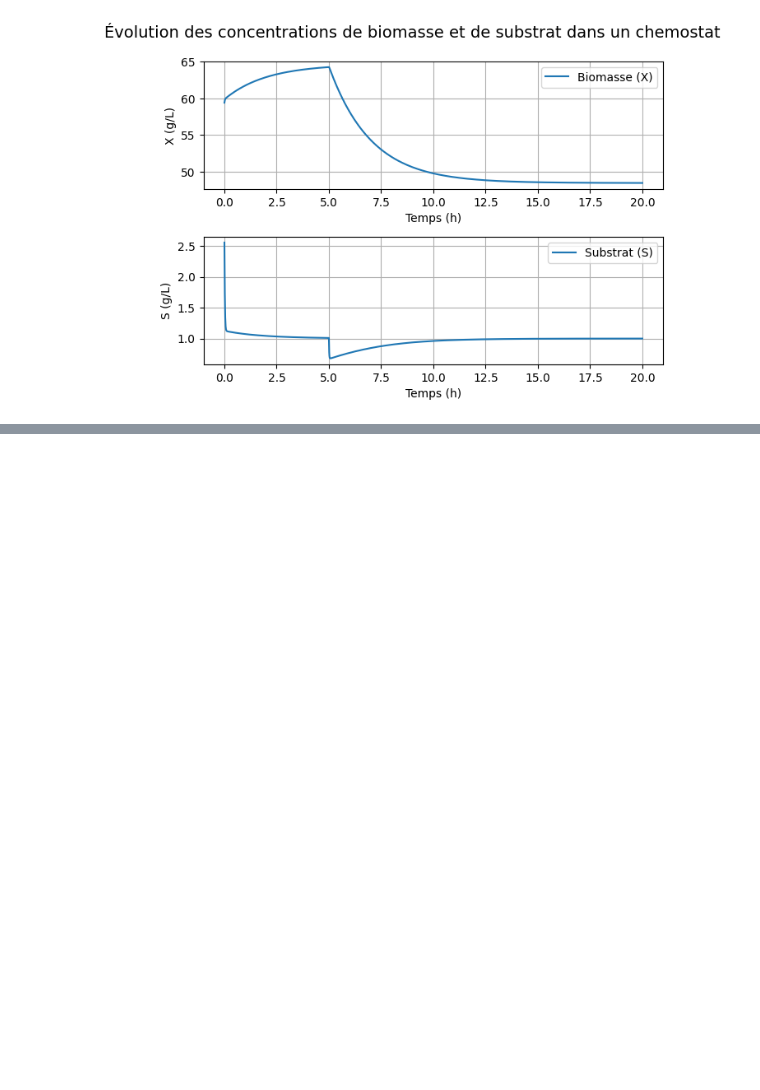
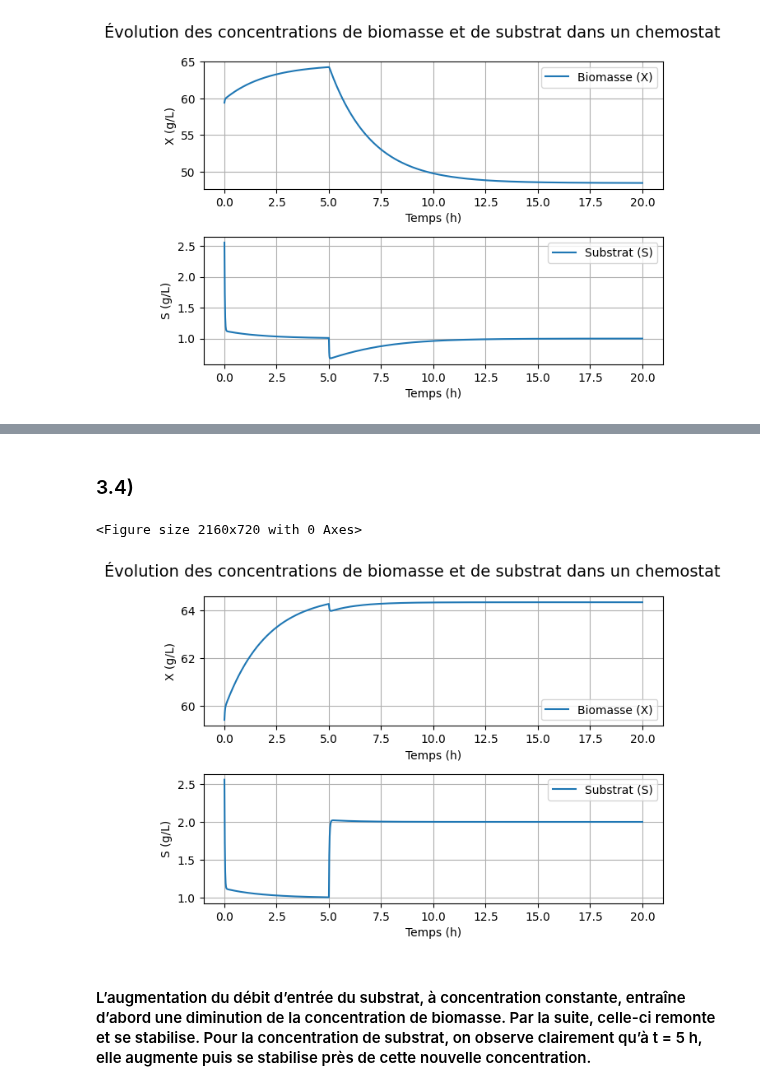
Before and after one commit to corallyyy/GCH2120, a Jupyter notebook: controle.ipynb, the cells around one changed output, grey strips where cells are left out. Drawn from its saved outputs; the diff is of its cells as text; code cells hidden in the pictures; blank space fills up the shorter version.

```diff
--- a/controle.ipynb
+++ b/controle.ipynb
@@ -121,0 +126,59 @@ plt.show()
+# %% [markdown]
+### 3.4)
+# %%
+def bilans_changement_F1(x, p, u):
+    #Variables d'état
+    [X, S] = x
+    #Paramètres
+    [V, Sin,  mu_max, Ks, Yxs] = p
+    #Variable manipulée
+    [F1] = u
+    #Equations
+    mu = mu_max * S / (Ks + S)
+    dX = -(F1/V) * X + mu * X
+    dS = (F1/V) * (Sin - S) - (1/Yxs) * mu * X
+    return [dX, dS]
+
+F0 = 1.0
+F1 = 1.5*F0
+
+def manip_F0(t, x, p, t_changement):
+    if t < t_changement:
+        u = [F0]
+    else:
+        u = [F1]
+    return bilans_changement_F1(x, p, u)
+
+#Conditions initiales
+x0 = [X_ss, S_ss]
+p = [2.0, 200, 1.5, 2.0, 0.325]
+t_sim = [0, 20]
+t_changement = 5
+
+sim = solve_ivp(manip_F0, t_sim, x0, method = 'RK45', args = (p, t_changement), max_step = 0.01)
+
+#Graphiques
+plt.figure(figsize=(18, 6), dpi=120)
+fig, axs = plt.subplots(nrows = 2, ncols = 1)
+fig.suptitle('Évolution des concentrations de biomasse et de substrat dans un chemostat', fontsize=14)
+
+axs[0].plot(sim.t, sim.y[0, :], label ='Biomasse (X)')
+axs[0].set_xlabel('Temps (h)')
+axs[0].set_ylabel('X (g/L)')
+axs[0].legend()
+axs[0].grid()
+
+
+axs[1].plot(sim.t, sim.y[1, :], label ='Substrat (S)')
+axs[1].set_xlabel('Temps (h)')
+axs[1].set_ylabel('S (g/L)')
+axs[1].legend()
+axs[1].grid()
+
+plt.tight_layout()
+plt.show()
+# %% [output]
+<Figure size 2160x720 with 0 Axes>
+[figure, added]
+# %% [markdown]
+#### L’augmentation du débit d’entrée du substrat, à concentration constante, entraîne d’abord une diminution de la concentration de biomasse. Par la suite, celle-ci remonte et se stabilise. Pour la concentration de substrat, on observe clairement qu’à t = 5 h, elle augmente puis se stabilise près de cette nouvelle concentration.
```
Also changed, not shown: parts of 2 cells of this notebook.
